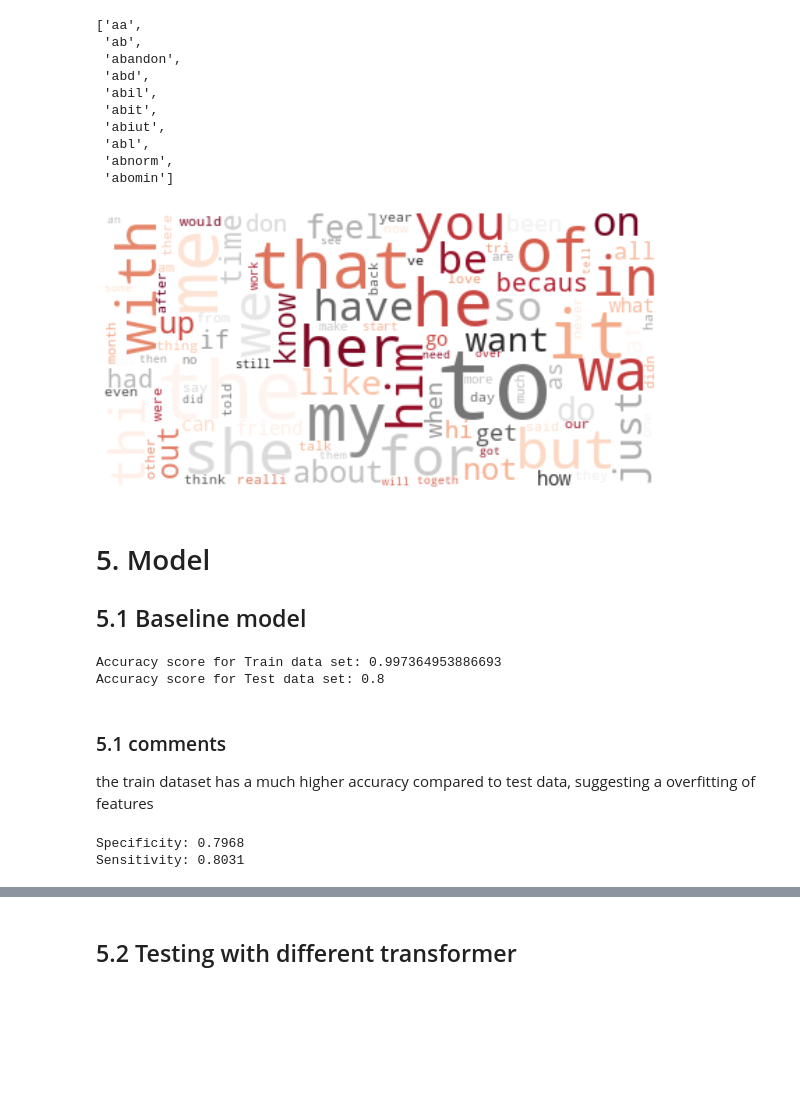
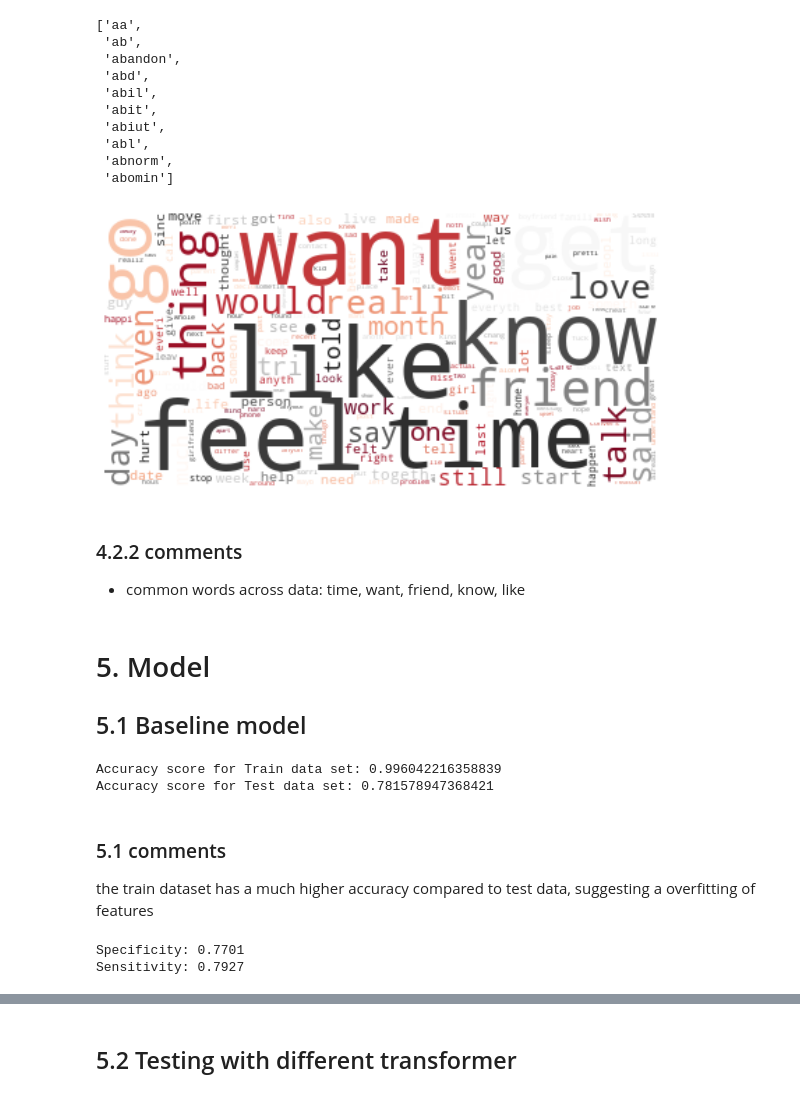
Before and after one commit to SimYiSY/Reddit_Post_Classification, a Jupyter notebook: code/2. Reddit Model.ipynb, the cells around one changed output, grey strips where cells are left out. Cells and saved outputs as stored; diff of their text form; code cells hidden in the pictures; blank space fills up the shorter version.

```diff
--- a/code/2. Reddit Model.ipynb
+++ b/code/2. Reddit Model.ipynb
@@ -175,0 +244,4 @@ df.head()
+# %%
+#dropping data that is not within the timeframe of majority of data
+df.drop(index = df[df['created_utc'].dt.year == 2019].index, inplace = True)
+df.drop(index = df[df['created_utc'].dt.month < 8].index, inplace = True)
@@ -202,7 +287,7 @@ len_of_t2_post = 0
 t1_counter = 0
 t2_counter = 0
 
-for i in range(len(df)):
+for i in df.index:
     if df['subreddit'][i] == 1:
         t1_counter += 1
         len_of_t1_post += (len(df['selftext'][i].split())) #spliting the text data to words
@@ -328,10 +413,11 @@ for i in range(len(words)):
 # %% [markdown]
 ## 4.2 Creating function for preprocessing of text
 # %%
-stop_words = [stopwords.words('english') + ['relationship', 'relation', 'advice', 'breakup',
-                                            'break', 'broke', 'ex', 'and', 'is', 'or']]
+keywords = ['relationship', 'relation', 'advice', 'breakup', 'break', 'broke', 'ex' , 'reddit', 'ask']
+
+stop_words = stopwords.words('english') + keywords
 p_stemmer = PorterStemmer()
-keywords = ['relationship', 'relation', 'advice', 'breakup', 'break', 'broke', 'ex', 'and', 'is', 'or']
+
 
 def words_cleaning(text):
     #removing HTML Features
@@ -458,17 +544,20 @@ vocab[:10]
 # %%
 common_words = pd.DataFrame(train_data_features.toarray(), columns = vocab).sum().sort_values(ascending = False)
 
 wordcloud = WordCloud(max_font_size=70,
-                      max_words=100,
+                      max_words=200,
                       background_color="white",
                       colormap='RdGy')
 wordcloud.generate_from_frequencies(frequencies=common_words)
 plt.figure(figsize = (10,10))
 plt.imshow(wordcloud, interpolation="bilinear")
 plt.axis("off")
 plt.show()
 # %% [output]
-[figure, old version]
+[figure, new version]
+# %% [markdown]
+### 4.2.2 comments
+- common words across data: time, want, friend, know, like
 # %% [markdown]
 # 5. Model
 
@@ -486,8 +575,8 @@ print(f'Accuracy score for Train data set: {lr.score(train_data_features, y_trai
 # Evaluate model on testing data.
 print(f'Accuracy score for Test data set: {lr.score(test_data_features, y_test)}')
 # %% [output]
-Accuracy score for Train data set: 0.997364953886693
-Accuracy score for Test data set: 0.8
+Accuracy score for Train data set: 0.996042216358839
+Accuracy score for Test data set: 0.781578947368421
 # %% [markdown]
 ### 5.1 comments
 the train dataset has a much higher accuracy compared to test data, suggesting a overfitting of features
@@ -499,8 +588,8 @@ tn, fp, fn, tp = confusion_matrix(y_test, preds).ravel()
 print(f'Specificity: {round(tn / (tn + fp),4)}')
 print(f'Sensitivity: {round(tp / (tp + fn),4)}')
 # %% [output]
-Specificity: 0.7968
-Sensitivity: 0.8031
+Specificity: 0.7701
+Sensitivity: 0.7927
 # %%
 fig, ax = plt.subplots(figsize=(13, 8))
 plot_roc_curve(lr, test_data_features, y_test, ax = ax)
```
Also changed, not shown: parts of 66 cells of this notebook, 2 other files.
